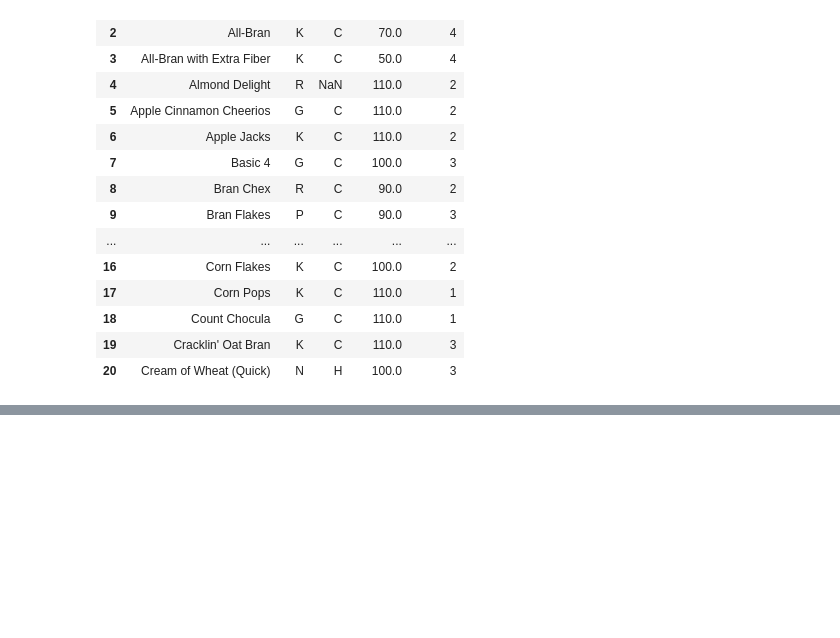
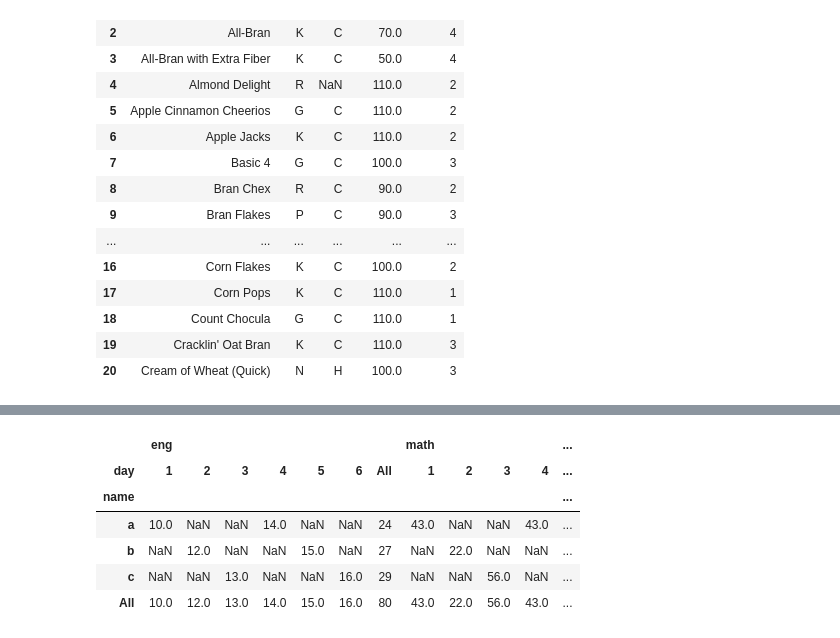
Before and after one commit to vinodsarwade/Pandas, a Jupyter notebook: Pandas.ipynb, the cells around one changed output, grey strips where cells are left out. Saved outputs shown, nothing was run; the diff lists cells and outputs as text; code cells hidden in the pictures; blank space fills up the shorter version.

```diff
--- a/Pandas.ipynb
+++ b/Pandas.ipynb
@@ -965,0 +1257,7 @@ df.interpolate(limit_direction="both", limit= 2)  # fill data from both side.
+# %%
+import pandas as pd
+var = pd.DataFrame({"day":[1,2,3,4,5,6],
+                    "name":["a","b","c","a","b","c"],
+                    "eng":[10,12,13,14,15,16],
+                    "math":[43,22,56,43,66,77]})
+print(var)
@@ -965,0 +1295,11 @@ df.interpolate(limit_direction="both", limit= 2)  # fill data from both side.
+# %%
+var.pivot_table(index="name", columns="day", aggfunc="sum", margins=True)  #by passing aggfunc we can calculate sum, min, max, mean data from df
+                                                                   # by passing margins, it will return sum of each row in a table.
+# %% [output]
+|  | eng |  |  |  |  |  |  | math |  |  |  | ... |
+| day | 1 | 2 | 3 | 4 | 5 | 6 | All | 1 | 2 | 3 | 4 | ... |
+| name |  |  |  |  |  |  |  |  |  |  |  | ... |
+| a | 10.0 | NaN | NaN | 14.0 | NaN | NaN | 24 | 43.0 | NaN | NaN | 43.0 | ... |
+| b | NaN | 12.0 | NaN | NaN | 15.0 | NaN | 27 | NaN | 22.0 | NaN | NaN | ... |
+| c | NaN | NaN | 13.0 | NaN | NaN | 16.0 | 29 | NaN | NaN | 56.0 | NaN | ... |
+| All | 10.0 | 12.0 | 13.0 | 14.0 | 15.0 | 16.0 | 80 | 43.0 | 22.0 | 56.0 | 43.0 | ... |
```
Also changed, not shown: parts of 30 cells of this notebook, 6 other files.
